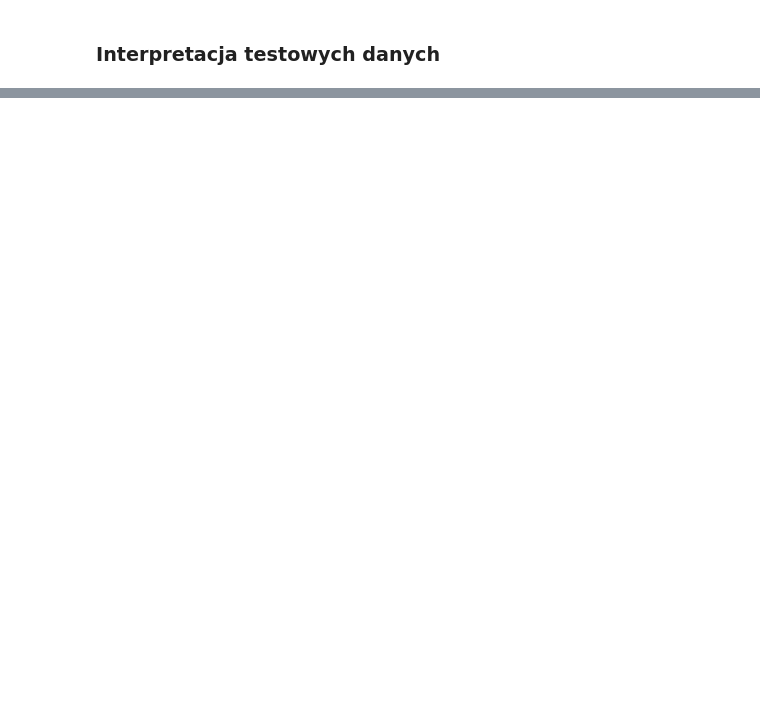
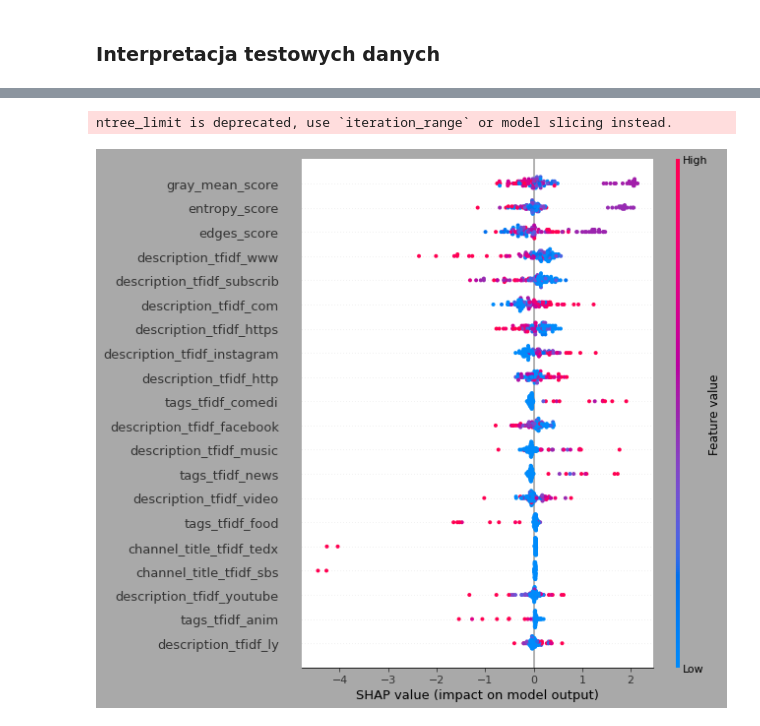
Before and after one commit to DominikKossinski/PED, a Jupyter notebook: notebooks/PED_6.ipynb, the cells around one changed output, grey strips where cells are left out. Cells and saved outputs as stored; diff of their text form; code cells hidden in the pictures; blank space fills up the shorter version.

```diff
--- a/notebooks/PED_6.ipynb
+++ b/notebooks/PED_6.ipynb
@@ -294,0 +594,6 @@ shap.summary_plot(shap_values_RF_test[1], x_test_selected)
+# %%
+shap_values = explainerXgb.shap_values(x_sampled)
+shap.summary_plot(shap_values, x_sampled)
+# %% [output]
+ntree_limit is deprecated, use `iteration_range` or model slicing instead.
+[figure, added]
```
Also changed, not shown: parts of 37 cells of this notebook.
